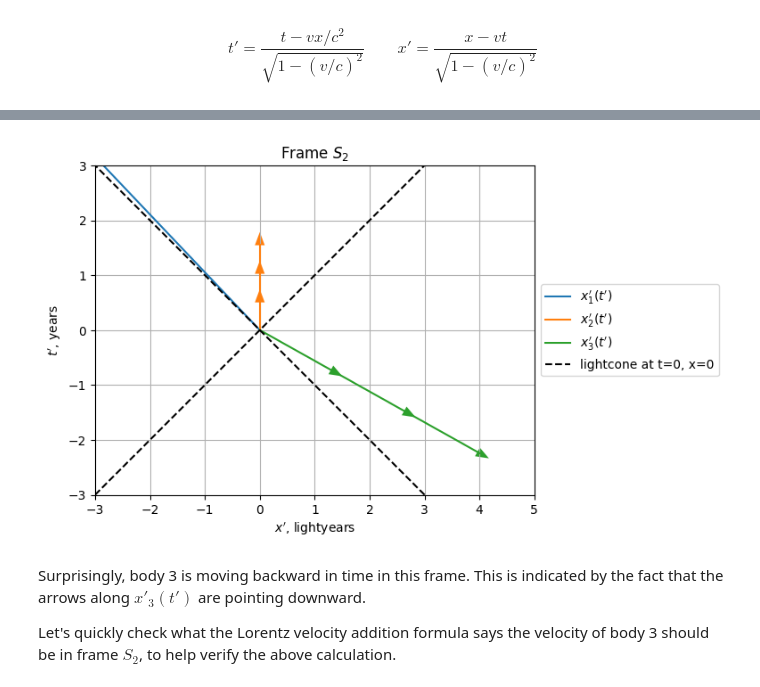
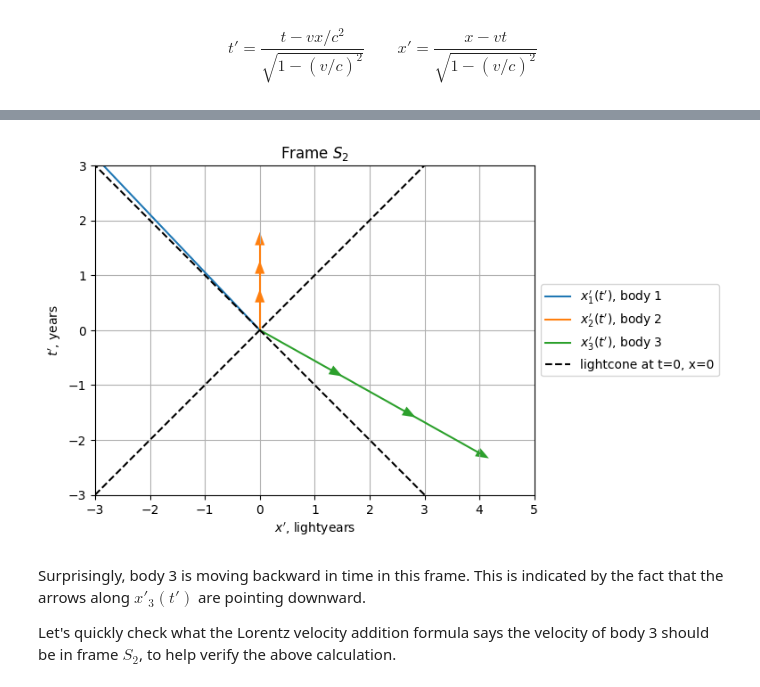
Before and after one commit to kurtamohler/notes, a Jupyter notebook: physics/FTL in SR.ipynb, the cells around one changed output, grey strips where cells are left out. Cells and saved outputs as stored; diff of their text form; code cells hidden in the pictures.

```diff
--- a/physics/FTL in SR.ipynb
+++ b/physics/FTL in SR.ipynb
@@ -127,27 +127,27 @@ def lorentz_transform(t, x, v_boost, c=c):
 # %%
 v_boost = 0.95 * c
 
 t1_S2, x1_S2 = lorentz_transform(t_S1, x1_S1, v_boost)
 t2_S2, x2_S2 = lorentz_transform(t_S1, x2_S1, v_boost)
 t3_S2, x3_S2 = lorentz_transform(t_S1, x3_S1, v_boost)
 
 plot_worldlines(
-    (t1_S2, x1_S2, "$x_1'(t')$"),
-    (t2_S2, x2_S2, "$x_2'(t')$"),
-    (t3_S2, x3_S2, "$x_3'(t')$"),
+    (t1_S2, x1_S2, "$x_1'(t')$, body 1"),
+    (t2_S2, x2_S2, "$x_2'(t')$, body 2"),
+    (t3_S2, x3_S2, "$x_3'(t')$, body 3"),
     t_limit_past=-3,
     t_limit_future=3,
     x_limit_left=-3,
     x_limit_right=5,
     title='Frame $S_2$',
     arrow_scale=0.6,
 )
 plt.xlabel("$x'$, lightyears")
 plt.ylabel("$t'$, years")
 
 plt.show()
 # %% [output]
-[figure, old version]
+[figure, new version]
 # %% [markdown]
 Surprisingly, body 3 is moving backward in time in this frame. This is indicated by the fact that the arrows along $x'_3(t')$ are pointing downward.
 
```
Also changed, not shown: parts of 9 cells of this notebook, 2 other files.
